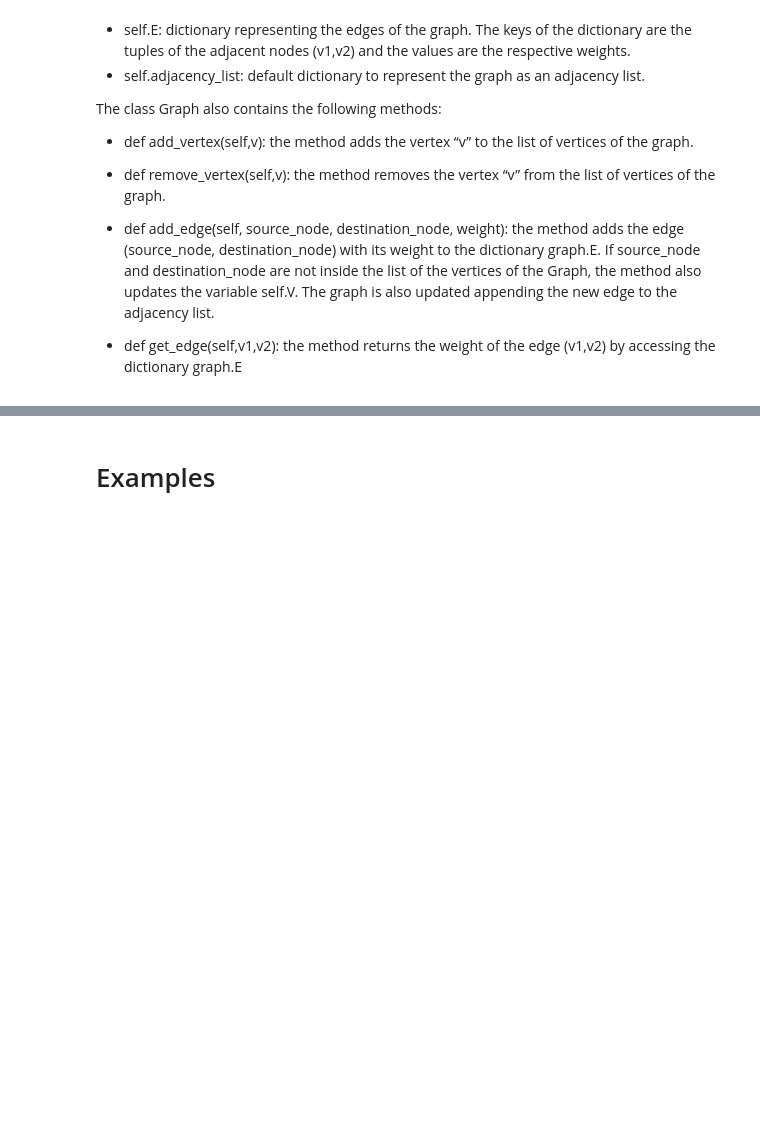
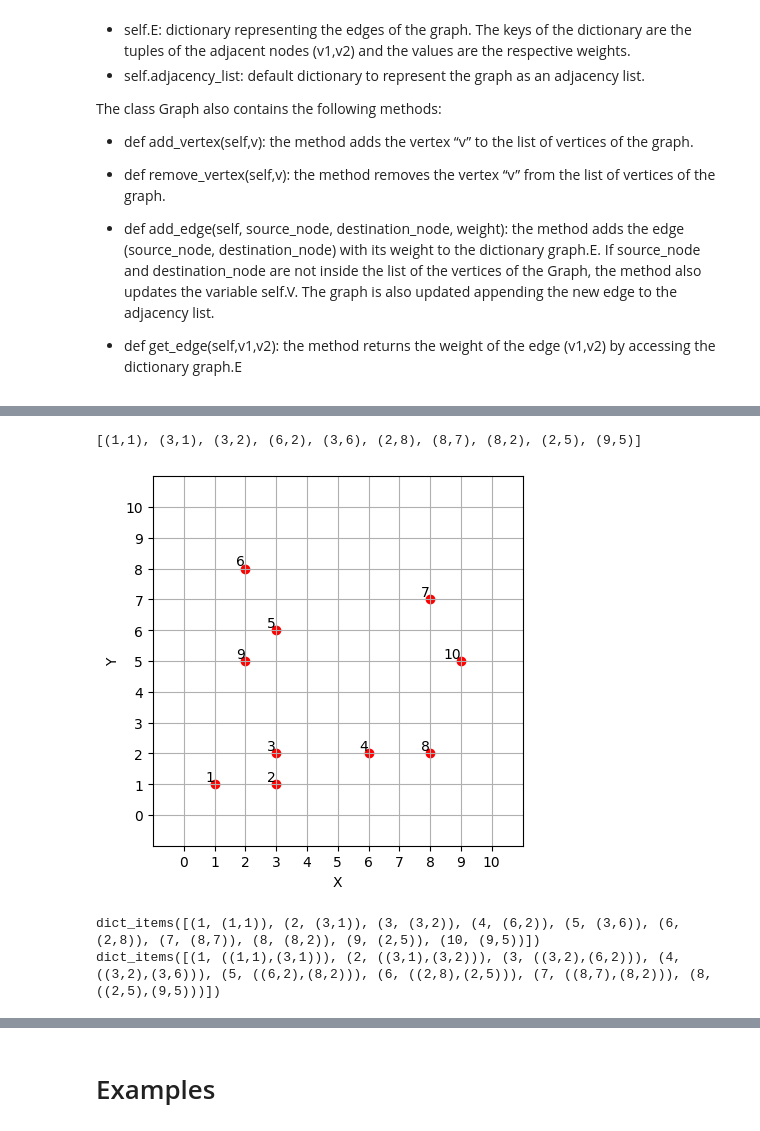
Before and after one commit to saso-gatto/Yashi-Game, a Jupyter notebook: KN_YashiGame.ipynb, the cells around one changed output, grey strips where cells are left out. Cells and saved outputs as stored; diff of their text form; code cells hidden in the pictures; blank space fills up the shorter version.

```diff
--- a/KN_YashiGame.ipynb
+++ b/KN_YashiGame.ipynb
@@ -254,8 +156,8 @@ class Graph():
 
     # Now we update the graph
     self.adjacency_list[source_node].append((destination_node,weight))
-    #if (source_node != destination_node):
-    #  self.adjacency_list[destination_node].append((source_node,weight))
+    if (source_node != destination_node):
+      self.adjacency_list[destination_node].append((source_node,weight))
 
   def get_vertices(self):
     return self.V
@@ -274,22 +176,3 @@ class Graph():
 
   def sort_edges(self):
     self.E.sort(key=lambda x:x[2])
-
-  def is_connect(self):
-    visited = set()
-
-    # We start from the first vertex
-    start_vertex = self.V[0]
-    self.dfs(start_vertex,visited)
-    print(f"visited vertices: ", visited)
-
-    print(f"All vertices of the graph: ",self.V)
-    # If all vertices have been visited, it is connected
-    return len(visited) == len(self.V)
-
-  def dfs(self,vertex,visited):
-    visited.add(vertex)
-
-    for neighbor,_ in self.adjacency_list[vertex]:
-      if neighbor not in visited:
-        self.dfs(neighbor,visited)
@@ -535,0 +351,24 @@ As specified in the paper, the game has a solution if it respects the following
+# %%
+p1 = Point(1,1)
+p2 = Point (3,1)
+p3 = Point (3,2)
+p4 = Point (6,2)
+p5 = Point (3,6)
+p6 = Point (2,8)
+p7 = Point (8,7)
+p8 = Point (8,2)
+p9 = Point (2,5)
+p10 = Point(9,5)
+points = [p1,p2,p3,p4,p5,p6,p7,p8,p9,p10]
+print(points)
+graph,vertices,lines = initialize_graph(points)
+plot_graph([p for p in points],{})
+# %% [output]
+[(1,1), (3,1), (3,2), (6,2), (3,6), (2,8), (8,7), (8,2), (2,5), (9,5)]
+[figure, added]
+# %%
+print(vertices.items())
+print(lines.items())
+# %% [output]
+dict_items([(1, (1,1)), (2, (3,1)), (3, (3,2)), (4, (6,2)), (5, (3,6)), (6, (2,8)), (7, (8,7)), (8, (8,2)), (9, (2,5)), (10, (9,5))])
+dict_items([(1, ((1,1),(3,1))), (2, ((3,1),(3,2))), (3, ((3,2),(6,2))), (4, ((3,2),(3,6))), (5, ((6,2),(8,2))), (6, ((2,8),(2,5))), (7, ((8,7),(8,2))), (8, ((2,5),(9,5)))])
```
Also changed, not shown: parts of 104 cells of this notebook.
